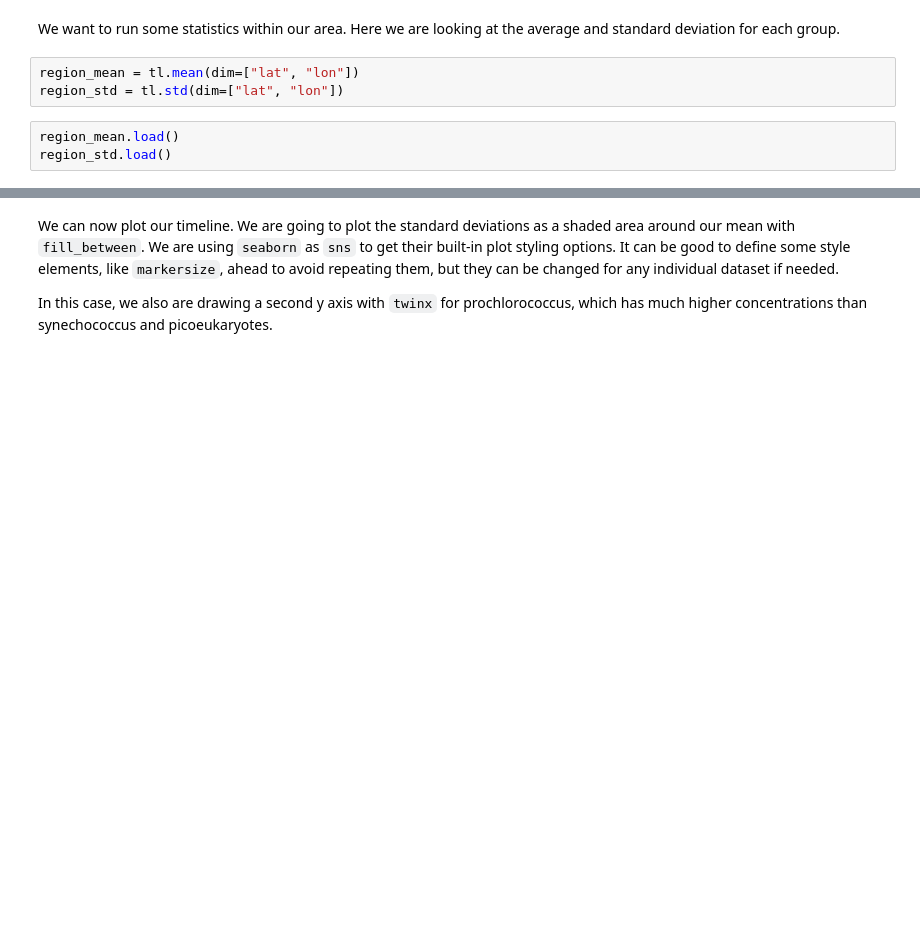
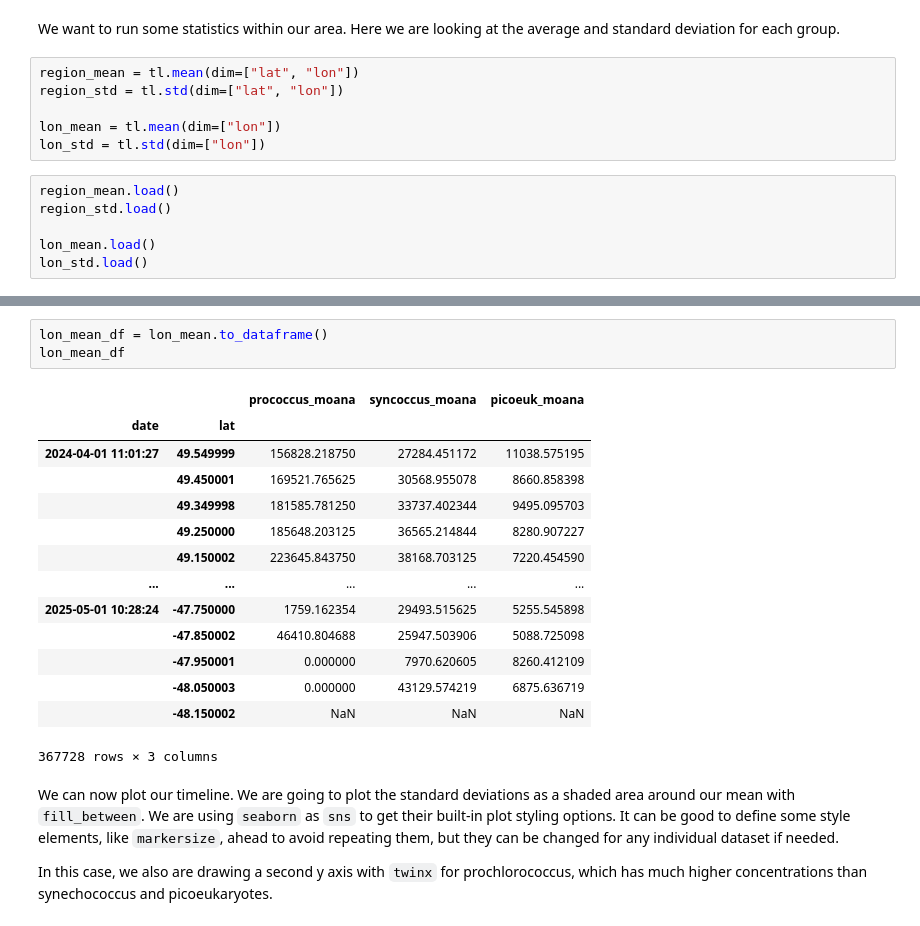
Before and after one commit to pedmondlerner/phytoSTEW, a Jupyter notebook: Team/Shailja/moana_timeseries_hovmoller.ipynb, the cells around one changed output, grey strips where cells are left out. Saved outputs shown, nothing was run; the diff lists cells and outputs as text; blank space fills up the shorter version.

```diff
--- a/Team/Shailja/moana_timeseries_hovmoller.ipynb
+++ b/Team/Shailja/moana_timeseries_hovmoller.ipynb
@@ -371,7 +459,13 @@ We want to run some statistics within our area. Here we are looking at the avera
 # %%
 region_mean = tl.mean(dim=["lat", "lon"])
 region_std = tl.std(dim=["lat", "lon"])
+
+lon_mean = tl.mean(dim=["lon"])
+lon_std = tl.std(dim=["lon"])
 # %%
 region_mean.load()
 region_std.load()
+
+lon_mean.load()
+lon_std.load()
 # %% [output]
@@ -386,3 +504,21 @@ Data variables:
+# %%
+lon_mean_df = lon_mean.to_dataframe()
+lon_mean_df
+# %% [output]
+|  |  | prococcus_moana | syncoccus_moana | picoeuk_moana |
+| date | lat |  |  |  |
+| 2024-04-01 11:01:27 | 49.549999 | 156828.218750 | 27284.451172 | 11038.575195 |
+|  | 49.450001 | 169521.765625 | 30568.955078 | 8660.858398 |
+|  | 49.349998 | 181585.781250 | 33737.402344 | 9495.095703 |
+|  | 49.250000 | 185648.203125 | 36565.214844 | 8280.907227 |
+|  | 49.150002 | 223645.843750 | 38168.703125 | 7220.454590 |
+| ... | ... | ... | ... | ... |
+| 2025-05-01 10:28:24 | -47.750000 | 1759.162354 | 29493.515625 | 5255.545898 |
+|  | -47.850002 | 46410.804688 | 25947.503906 | 5088.725098 |
+|  | -47.950001 | 0.000000 | 7970.620605 | 8260.412109 |
+|  | -48.050003 | 0.000000 | 43129.574219 | 6875.636719 |
+|  | -48.150002 | NaN | NaN | NaN |
+367728 rows × 3 columns
 # %% [markdown]
 We can now plot our timeline. We are going to plot the standard deviations as a shaded area around our mean with `fill_between`. We are using `seaborn` as `sns` to get their built-in plot styling options. It can be good to define some style elements, like `markersize`, ahead to avoid repeating them, but they can be changed for any individual dataset if needed.
 
```
Also changed, not shown: parts of 19 cells of this notebook.
